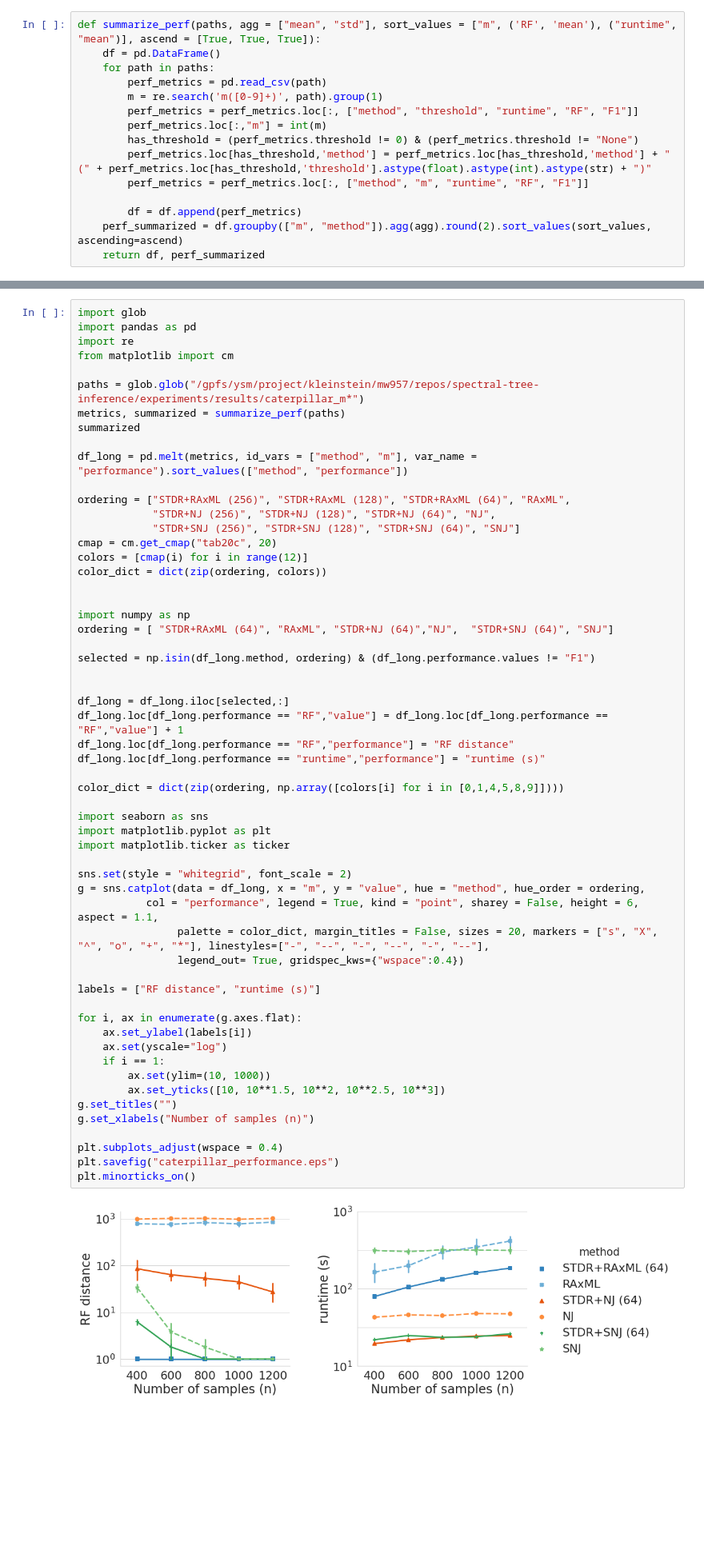
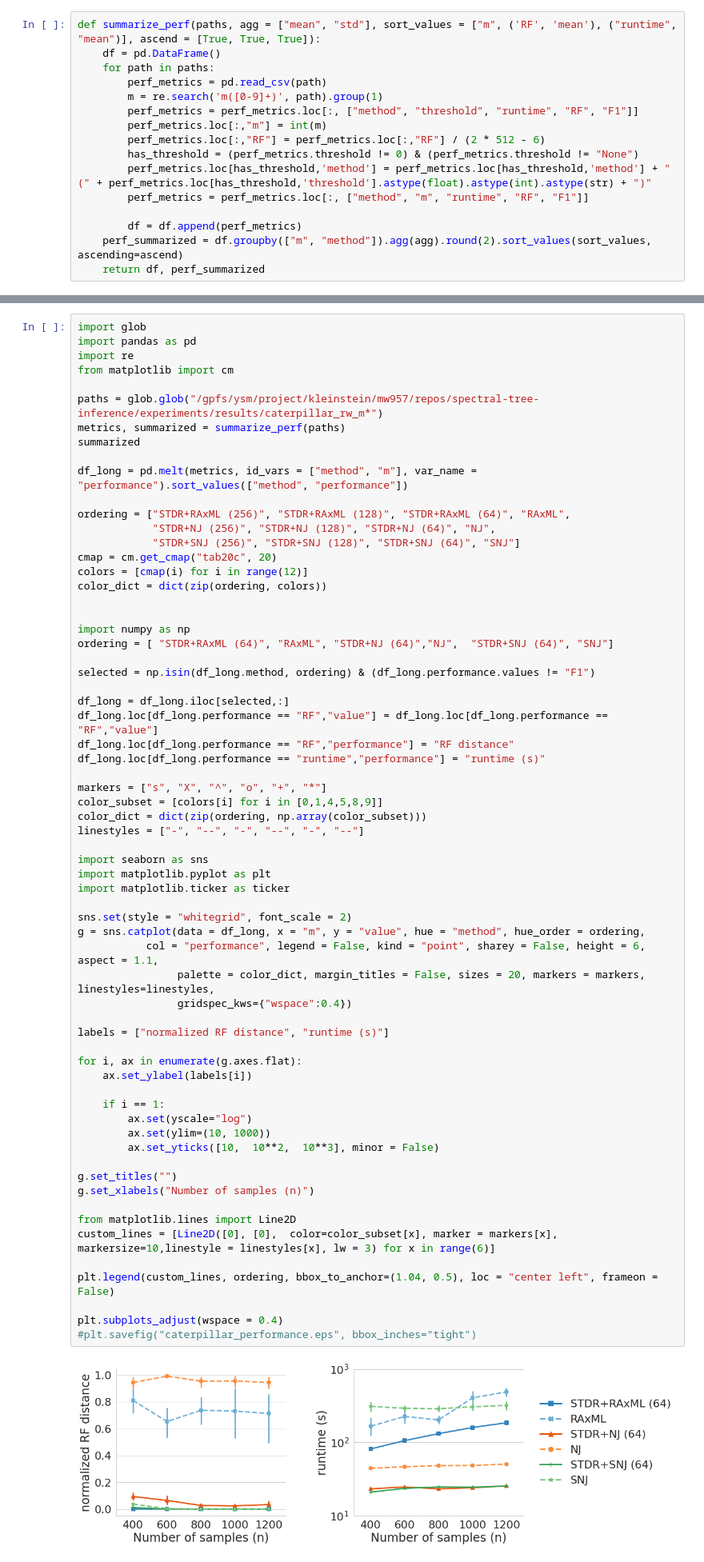
Before and after one commit to NoahAmsel/spectral-tree-inference, a Jupyter notebook: experiments/figs/20201014_caterpillar.ipynb, the cells around one changed output, grey strips where cells are left out. Shown at 80% size. Cells and saved outputs as stored; diff of their text form; blank space fills up the shorter version.

```diff
--- a/experiments/figs/20201014_caterpillar.ipynb
+++ b/experiments/figs/20201014_caterpillar.ipynb
@@ -102,6 +102,7 @@ def summarize_perf(paths, agg = ["mean", "std"], sort_values = ["m", ('RF', 'mea
         m = re.search('m([0-9]+)', path).group(1)
         perf_metrics = perf_metrics.loc[:, ["method", "threshold", "runtime", "RF", "F1"]]
         perf_metrics.loc[:,"m"] = int(m)
+        perf_metrics.loc[:,"RF"] = perf_metrics.loc[:,"RF"] / (2 * 512 - 6)
         has_threshold = (perf_metrics.threshold != 0) & (perf_metrics.threshold != "None")
         perf_metrics.loc[has_threshold,'method'] = perf_metrics.loc[has_threshold,'method'] + " (" + perf_metrics.loc[has_threshold,'threshold'].astype(float).astype(int).astype(str) + ")"
         perf_metrics = perf_metrics.loc[:, ["method", "m", "runtime", "RF", "F1"]]
@@ -199,7 +226,7 @@ import pandas as pd
 import re
 from matplotlib import cm
 
-paths = glob.glob("/gpfs/ysm/project/kleinstein/mw957/repos/spectral-tree-inference/experiments/results/caterpillar_m*")
+paths = glob.glob("/gpfs/ysm/project/kleinstein/mw957/repos/spectral-tree-inference/experiments/results/caterpillar_rw_m*")
 metrics, summarized = summarize_perf(paths)
 summarized
 
@@ -213,42 +240,50 @@ colors = [cmap(i) for i in range(12)]
 color_dict = dict(zip(ordering, colors))
 
 
 import numpy as np
 ordering = [ "STDR+RAxML (64)", "RAxML", "STDR+NJ (64)","NJ",  "STDR+SNJ (64)", "SNJ"]
 
 selected = np.isin(df_long.method, ordering) & (df_long.performance.values != "F1")
 
-
 df_long = df_long.iloc[selected,:]
-df_long.loc[df_long.performance == "RF","value"] = df_long.loc[df_long.performance == "RF","value"] + 1
+df_long.loc[df_long.performance == "RF","value"] = df_long.loc[df_long.performance == "RF","value"]
 df_long.loc[df_long.performance == "RF","performance"] = "RF distance"
 df_long.loc[df_long.performance == "runtime","performance"] = "runtime (s)"
 
-color_dict = dict(zip(ordering, np.array([colors[i] for i in [0,1,4,5,8,9]])))
+markers = ["s", "X", "^", "o", "+", "*"]
+color_subset = [colors[i] for i in [0,1,4,5,8,9]]
+color_dict = dict(zip(ordering, np.array(color_subset)))
+linestyles = ["-", "--", "-", "--", "-", "--"]
 
 import seaborn as sns
 import matplotlib.pyplot as plt
 import matplotlib.ticker as ticker
 
 sns.set(style = "whitegrid", font_scale = 2)
 g = sns.catplot(data = df_long, x = "m", y = "value", hue = "method", hue_order = ordering,
-           col = "performance", legend = True, kind = "point", sharey = False, height = 6,  aspect = 1.1,
-                palette = color_dict, margin_titles = False, sizes = 20, markers = ["s", "X", "^", "o", "+", "*"], linestyles=["-", "--", "-", "--", "-", "--"],
-                legend_out= True, gridspec_kws={"wspace":0.4})
+           col = "performance", legend = False, kind = "point", sharey = False, height = 6,  aspect = 1.1,
+                palette = color_dict, margin_titles = False, sizes = 20, markers = markers, linestyles=linestyles,
+                gridspec_kws={"wspace":0.4})
 
-labels = ["RF distance", "runtime (s)"]
+labels = ["normalized RF distance", "runtime (s)"]
 
 for i, ax in enumerate(g.axes.flat):
     ax.set_ylabel(labels[i])
-    ax.set(yscale="log")
+
     if i == 1:
+        ax.set(yscale="log")
         ax.set(ylim=(10, 1000))
-        ax.set_yticks([10, 10**1.5, 10**2, 10**2.5, 10**3])
+        ax.set_yticks([10,  10**2,  10**3], minor = False)
+
 g.set_titles("")
 g.set_xlabels("Number of samples (n)")
 
+from matplotlib.lines import Line2D
+custom_lines = [Line2D([0], [0],  color=color_subset[x], marker = markers[x], markersize=10,linestyle = linestyles[x], lw = 3) for x in range(6)]
+
+plt.legend(custom_lines, ordering, bbox_to_anchor=(1.04, 0.5), loc = "center left", frameon = False)
+
 plt.subplots_adjust(wspace = 0.4)
-plt.savefig("caterpillar_performance.eps")
-plt.minorticks_on()
+#plt.savefig("caterpillar_performance.eps", bbox_inches="tight")
 # %% [output]
-[figure, old version]
+[figure, new version]
```
Also changed, not shown: parts of 4 cells of this notebook, 16 other files.
